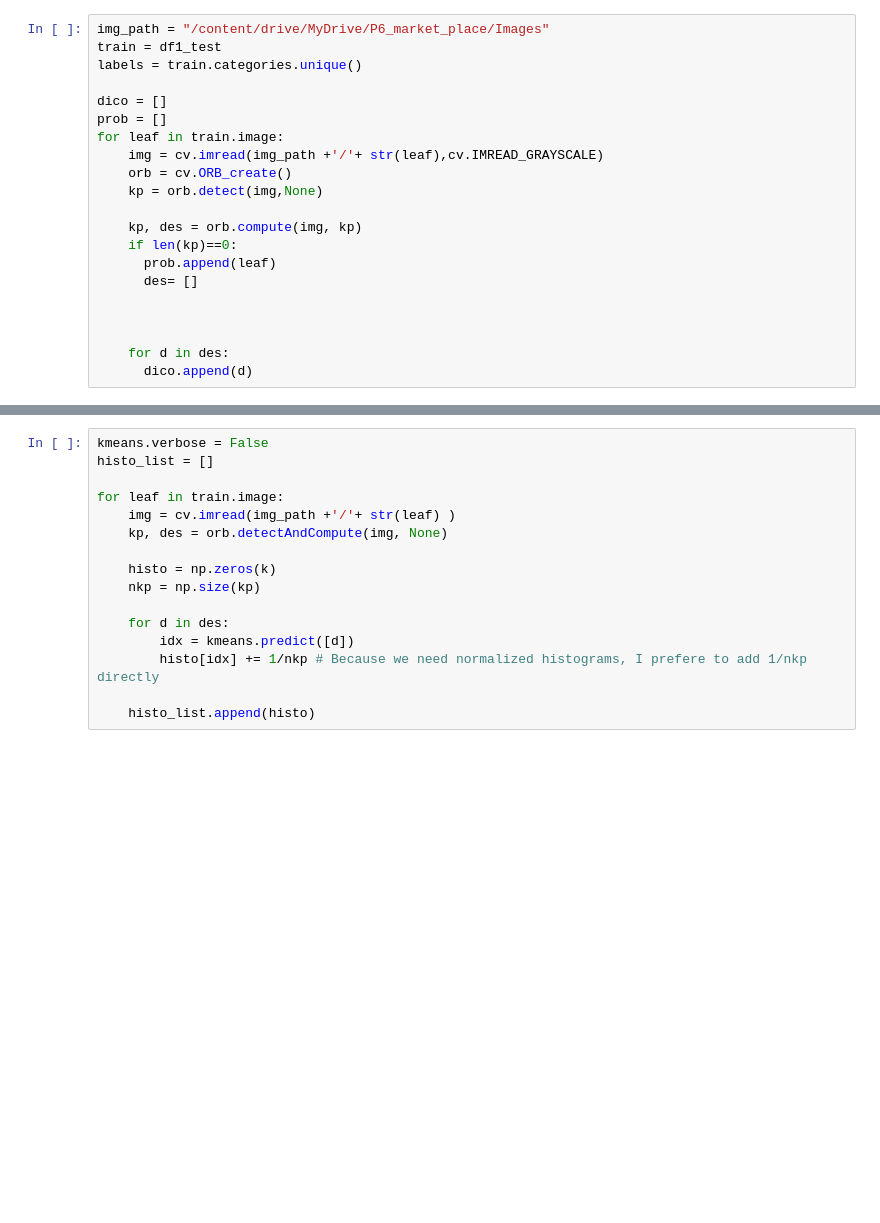
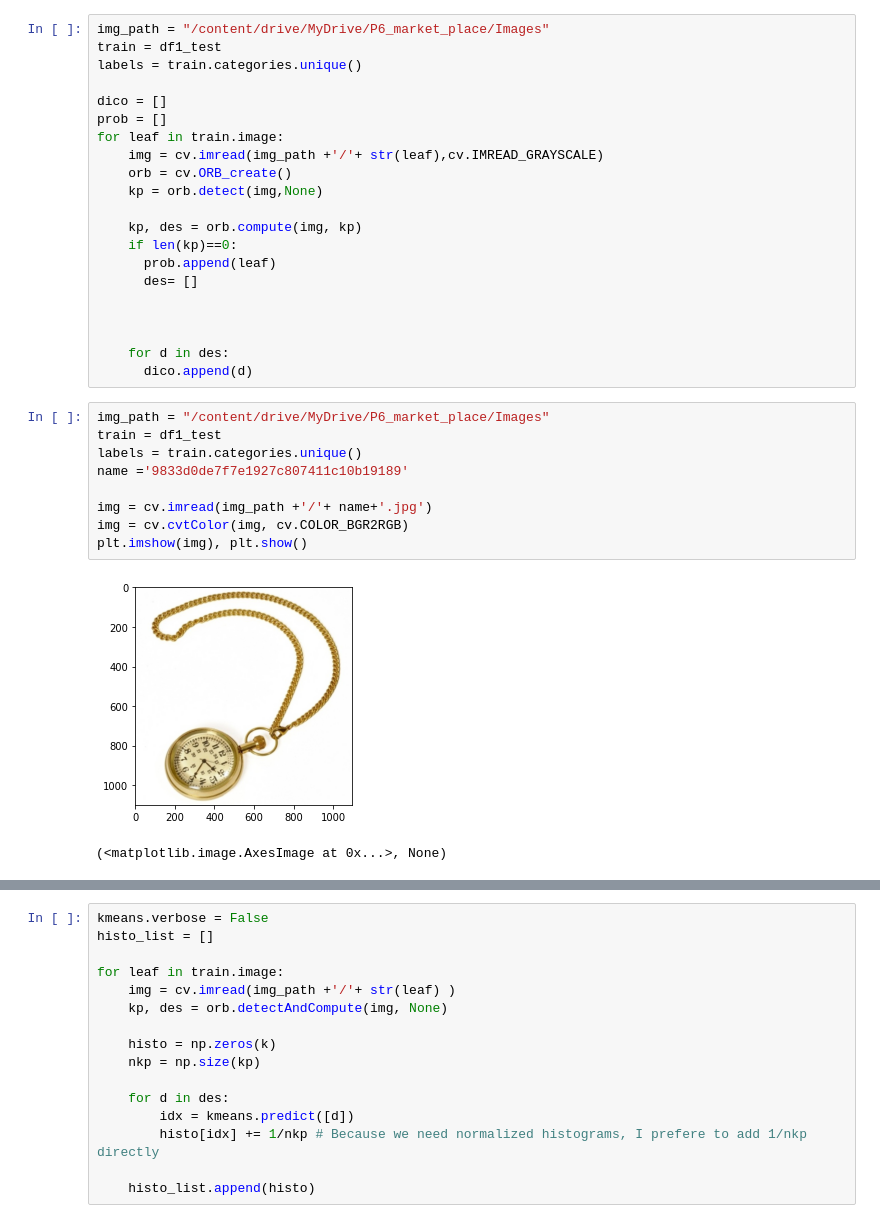
Before and after one commit to JeongJeong-code/P6_market_place, a Jupyter notebook: text_image_classification.ipynb, the cells around one changed output, grey strips where cells are left out. Drawn from its saved outputs; the diff is of its cells as text; blank space fills up the shorter version.

```diff
--- a/text_image_classification.ipynb
+++ b/text_image_classification.ipynb
@@ -237,4 +246,16 @@ for leaf in train.image:
 
     for d in des:
       dico.append(d)
+# %%
+img_path = "/content/drive/MyDrive/P6_market_place/Images"
+train = df1_test
+labels = train.categories.unique()
+name ='9833d0de7f7e1927c807411c10b19189'
+
+img = cv.imread(img_path +'/'+ name+'.jpg')
+img = cv.cvtColor(img, cv.COLOR_BGR2RGB)
+plt.imshow(img), plt.show()
+# %% [output]
+[figure, added]
+(<matplotlib.image.AxesImage at 0x...>, None)
 # %%
```
Also changed, not shown: parts of 13 cells of this notebook.
